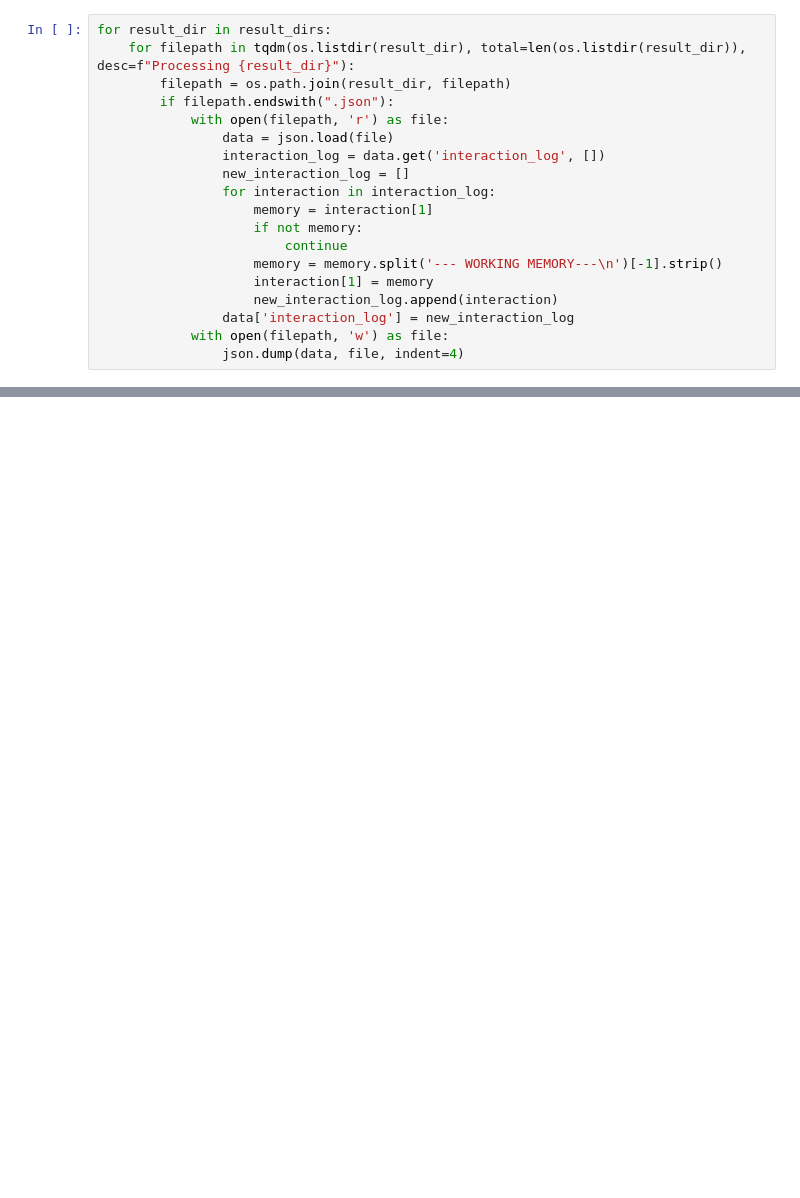
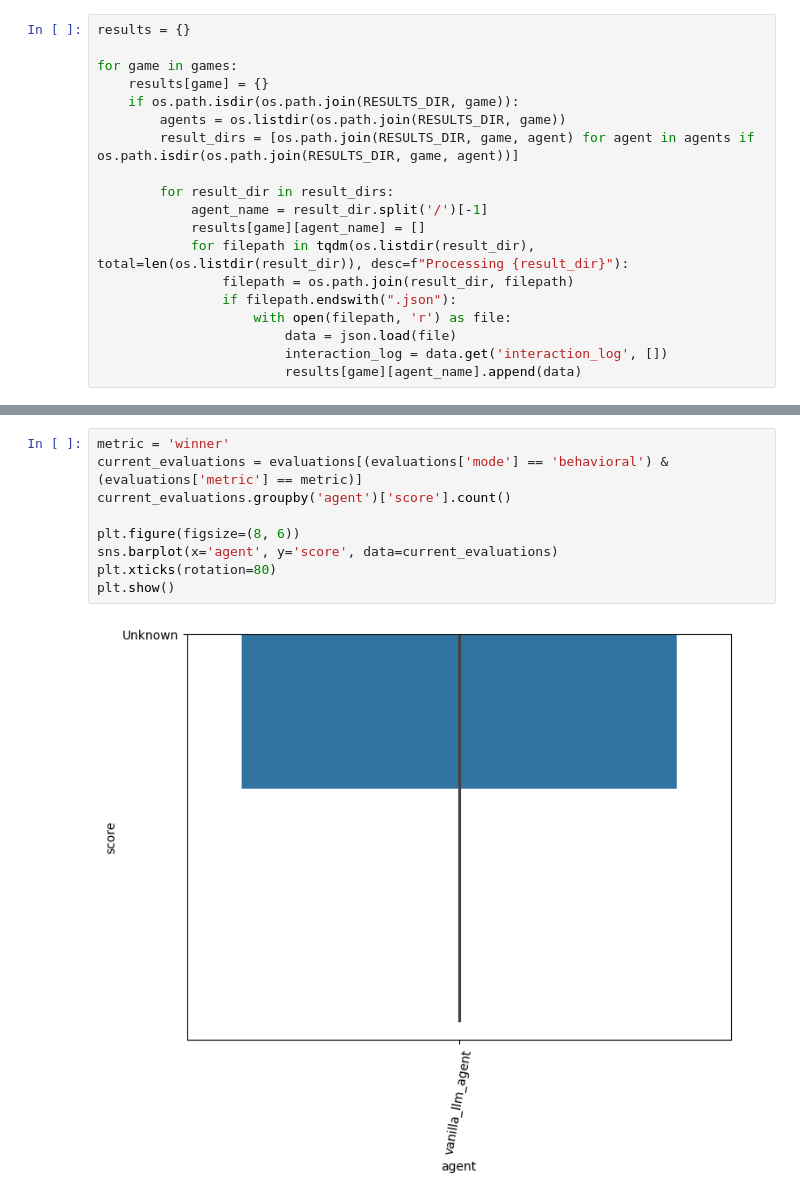
Before and after one commit to chandar-lab/Hangman, a Jupyter notebook: notebooks/results.ipynb, the cells around one changed output, grey strips where cells are left out. Drawn from its saved outputs; the diff is of its cells as text; blank space fills up the shorter version.

```diff
--- a/notebooks/results.ipynb
+++ b/notebooks/results.ipynb
@@ -12,20 +42,20 @@ result_dirs = [os.path.join(RESULTS_DIR, agent) for agent in agents if os.path.i
 # %%
-for result_dir in result_dirs:
-    for filepath in tqdm(os.listdir(result_dir), total=len(os.listdir(result_dir)), desc=f"Processing {result_dir}"):
-        filepath = os.path.join(result_dir, filepath)
-        if filepath.endswith(".json"):
-            with open(filepath, 'r') as file:
-                data = json.load(file)
-                interaction_log = data.get('interaction_log', [])
-                new_interaction_log = []
-                for interaction in interaction_log:
-                    memory = interaction[1]
-                    if not memory:
-                        continue
-                    memory = memory.split('--- WORKING MEMORY---\n')[-1].strip()
-                    interaction[1] = memory
-                    new_interaction_log.append(interaction)
-                data['interaction_log'] = new_interaction_log
-            with open(filepath, 'w') as file:
-                json.dump(data, file, indent=4)
+results = {}
+
+for game in games:
+    results[game] = {}
+    if os.path.isdir(os.path.join(RESULTS_DIR, game)):
+        agents = os.listdir(os.path.join(RESULTS_DIR, game))
+        result_dirs = [os.path.join(RESULTS_DIR, game, agent) for agent in agents if os.path.isdir(os.path.join(RESULTS_DIR, game, agent))]
+
+        for result_dir in result_dirs:
+            agent_name = result_dir.split('/')[-1]
+            results[game][agent_name] = []
+            for filepath in tqdm(os.listdir(result_dir), total=len(os.listdir(result_dir)), desc=f"Processing {result_dir}"):
+                filepath = os.path.join(result_dir, filepath)
+                if filepath.endswith(".json"):
+                    with open(filepath, 'r') as file:
+                        data = json.load(file)
+                        interaction_log = data.get('interaction_log', [])
+                        results[game][agent_name].append(data)
 # %%
@@ -34,0 +185,11 @@ memory
+# %%
+metric = 'winner'
+current_evaluations = evaluations[(evaluations['mode'] == 'behavioral') & (evaluations['metric'] == metric)]
+current_evaluations.groupby('agent')['score'].count()
+
+plt.figure(figsize=(8, 6))
+sns.barplot(x='agent', y='score', data=current_evaluations)
+plt.xticks(rotation=80)
+plt.show()
+# %% [output]
+[figure, added]
```
Also changed, not shown: parts of 11 cells of this notebook, 43 other files.
